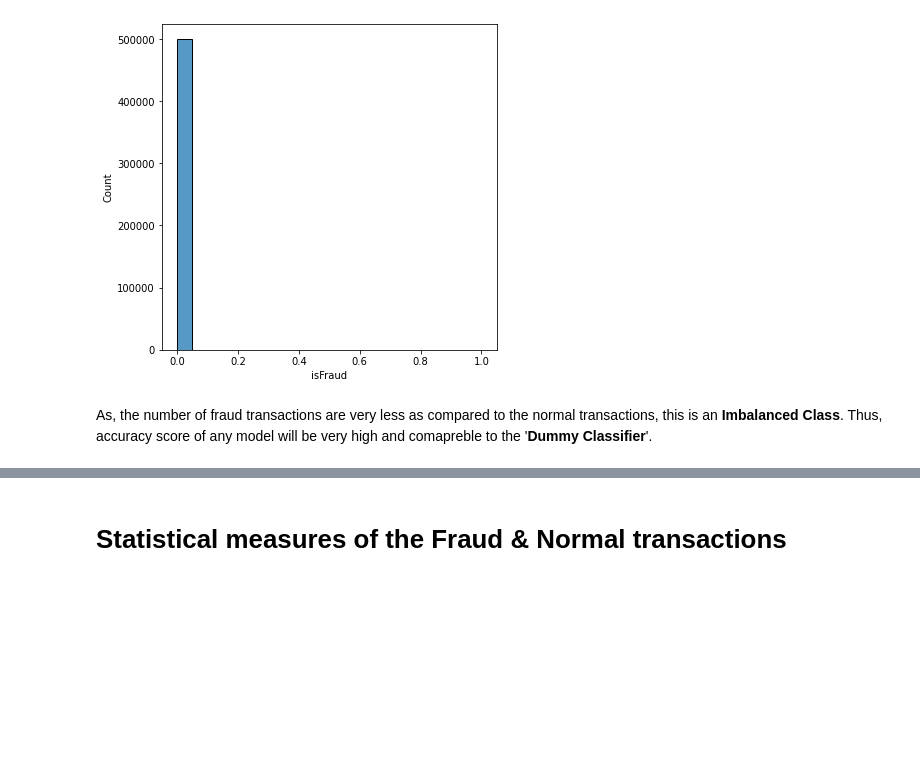
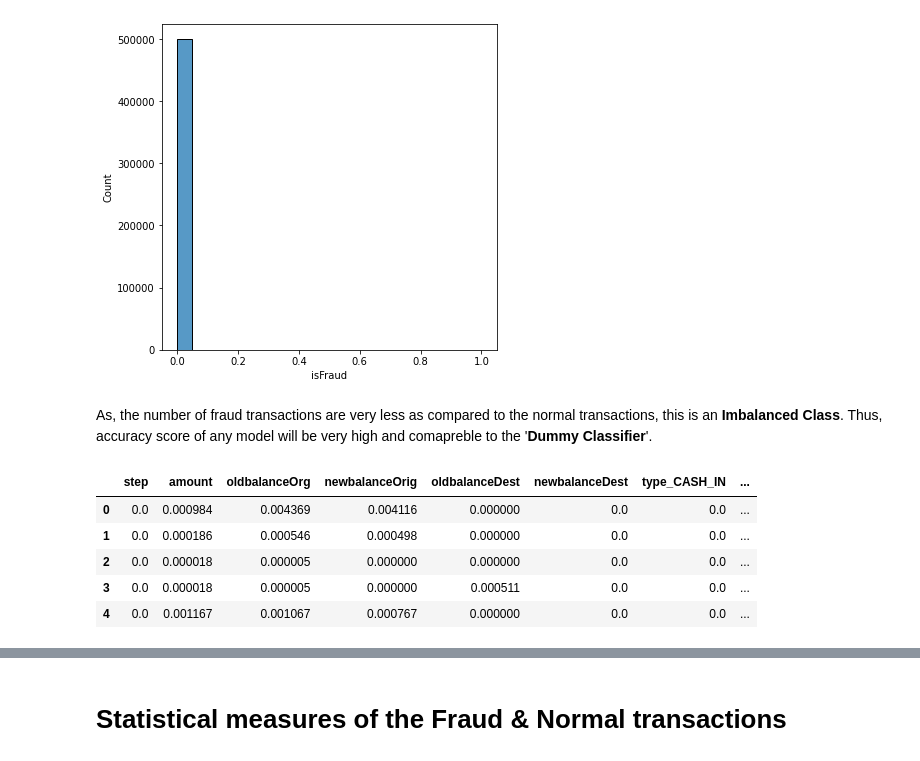
Before and after one commit to Stitaprajna/AllMyProjects, a Jupyter notebook: Fraud Detection.ipynb, the cells around one changed output, grey strips where cells are left out. Saved outputs shown, nothing was run; the diff lists cells and outputs as text; code cells hidden in the pictures; blank space fills up the shorter version.

```diff
--- a/Fraud Detection.ipynb
+++ b/Fraud Detection.ipynb
@@ -109,13 +113,25 @@ sns.histplot(df['isFraud'])
 As, the number of fraud transactions are very less as compared to the normal transactions, this is an **Imbalanced Class**. Thus, accuracy score of any model will be very high and comapreble to the '**Dummy Classifier**'.
 # %%
 # Preprocessing and Cleaning Process
-
+from sklearn.preprocessing import MinMaxScaler
 Fraud = df[df['isFraud'] == 1]
 Normal = df[df['isFraud']==0]
 df1 = df.copy()
 df1 = pd.get_dummies(df1,columns=['type'])
 df2 = df1.copy()
 df2.drop(['nameOrig','nameDest'],axis=1,inplace=True)
-x = df2.drop(['isFraud','isFlaggedFraud','oldbalanceOrg','newbalanceOrig','newbalanceDest','oldbalanceDest'],axis=1)
-x[['amount']] = x[['amount']].apply(lambda x: np.log(x))
+x = df2.drop(['isFraud','isFlaggedFraud'],axis=1)
+scaler = MinMaxScaler()
+x1 = scaler.fit_transform(x)
 y = df2.isFraud
+# %%
+x = pd.DataFrame(x1, columns=x.columns)
+# %%
+x.head()
+# %% [output]
+|  | step | amount | oldbalanceOrg | newbalanceOrig | oldbalanceDest | newbalanceDest | type_CASH_IN | ... |
+| 0 | 0.0 | 0.000984 | 0.004369 | 0.004116 | 0.000000 | 0.0 | 0.0 | ... |
+| 1 | 0.0 | 0.000186 | 0.000546 | 0.000498 | 0.000000 | 0.0 | 0.0 | ... |
+| 2 | 0.0 | 0.000018 | 0.000005 | 0.000000 | 0.000000 | 0.0 | 0.0 | ... |
+| 3 | 0.0 | 0.000018 | 0.000005 | 0.000000 | 0.000511 | 0.0 | 0.0 | ... |
+| 4 | 0.0 | 0.001167 | 0.001067 | 0.000767 | 0.000000 | 0.0 | 0.0 | ... |
```
Also changed, not shown: parts of 19 cells of this notebook.
